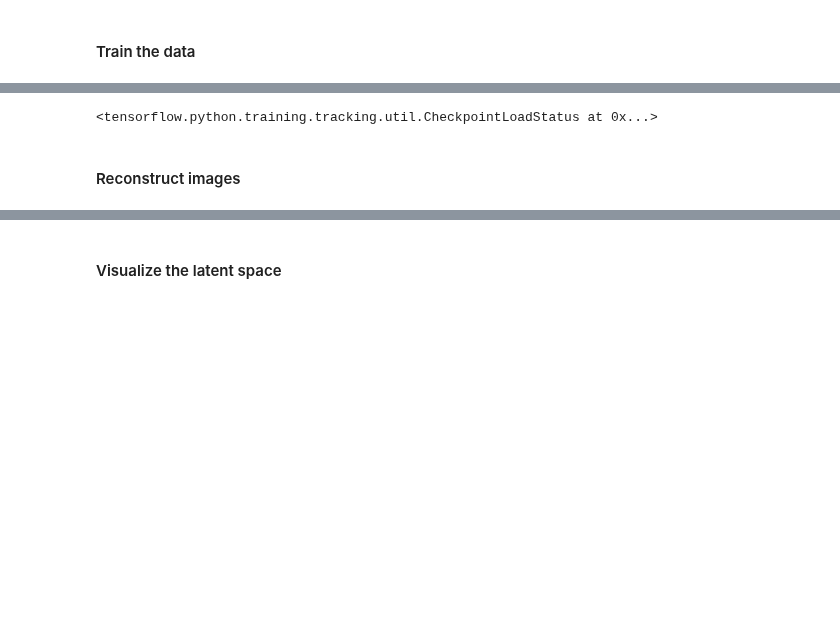
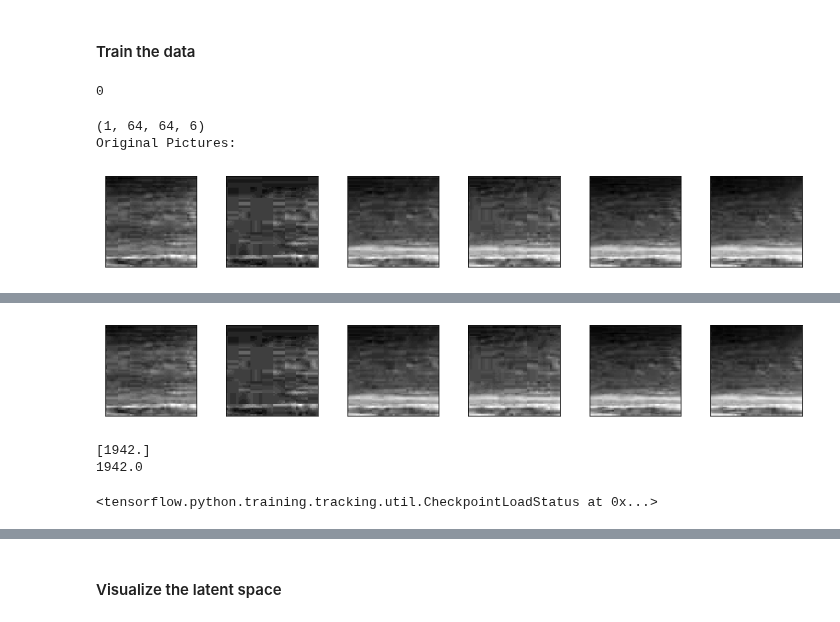
Before and after one commit to lorenzosintini/4YP, a Jupyter notebook: Models_v3/VAE_Novel_NASA.ipynb, the cells around one changed output, grey strips where cells are left out. Cells and saved outputs as stored; diff of their text form; code cells hidden in the pictures; blank space fills up the shorter version.

```diff
--- a/Models_v3/VAE_Novel_NASA.ipynb
+++ b/Models_v3/VAE_Novel_NASA.ipynb
@@ -54,7 +54,7 @@ def setup_dataset(x_train, x_test):
   test_dataset = tf.data.Dataset.from_tensor_slices((test_images)).shuffle(len(test_images)).batch(batch_size)
   return train_dataset, test_dataset
 
-def setup_dataset(x_train, x_test):
+def setup_dataset_no_shuffle(x_train, x_test):
   train_images = set_pixels_binary(x_train)
   test_images = set_pixels_binary(x_test)
 
@@ -184,14 +182,15 @@ img_height = typical_images.shape[1]
 img_width = typical_images.shape[2]
 img_channels = typical_images.shape[3]
 input_range = np.amax(typical_images)
+# %%
+z_size = 25
+model = CVAE(z_size)
 # %%
 start_time = time.time()
-
-train_dataset, test_dataset = setup_dataset(typical_images[0:98700].astype('float32'), typical_images[98700:98800].astype('float32'))
-
-z_size = 20
-model = CVAE(z_size)
-
-train_test_dataset(model, train_dataset, test_dataset, 1)
-
+for i in range(40):
+  for i in range(10):
+    train_dataset, test_dataset = setup_dataset(typical_images[i*10000:i*10000+10000].astype('float32'), typical_images[98700:98800].astype('float32'))
+    train_test_dataset(model, train_dataset, test_dataset, 1)
 print(time.time()-start_time)
+# %% [output]
+0
@@ -201,0 +197,31 @@ print(time.time()-start_time)
+# %%
+def reconstruct_images(model, data, images):
+    images_n = 1
+    x = data[images]/input_range
+    x[x >= 0.5] = 1.0
+    x[x < 0.5] = 0.0
+    x = x.reshape(images_n, img_height, img_width, img_channels).astype('float32')
+
+    z_mean, z_logvar = model.encode(x)
+    z = model.reparameterize(z_mean, z_logvar)
+    pixel_output = model.decode(z)
+    pixel_prob = tf.math.sigmoid(pixel_output)
+    print(np.shape(pixel_prob))
+
+    loss = np.empty([images_n])
+    for i in range(images_n):
+        loss[i] = calculate_ELBO(model,x[i:i+1])
+    loss = loss.astype('float16')
+
+    print('Original Pictures:')
+    plot_images(data, images)
+    print('Reconstructed Pictures, with ELBO loss:')
+    plot_images(data, images)
+    return loss
+
+loss = reconstruct_images(model, typical_images, 0)
+print(loss)
+# %% [output]
+(1, 64, 64, 6)
+Original Pictures:
+[figure, added]
@@ -201,0 +229,3 @@ print(time.time()-start_time)
+[figure, added]
+[1942.]
+1942.0
@@ -218,5 +253,3 @@ model_nov_2.encoder_nn.load_weights('/content/drive/My Drive/4YP/Saved_novel_mod
 model_nov_2.decoder_nn.load_weights('/content/drive/My Drive/4YP/Saved_novel_model/Decoder_2/Decoder.npy')
 # %% [output]
 <tensorflow.python.training.tracking.util.CheckpointLoadStatus at 0x...>
-# %% [markdown]
-#### Reconstruct images
```
Also changed, not shown: parts of 6 cells of this notebook.
